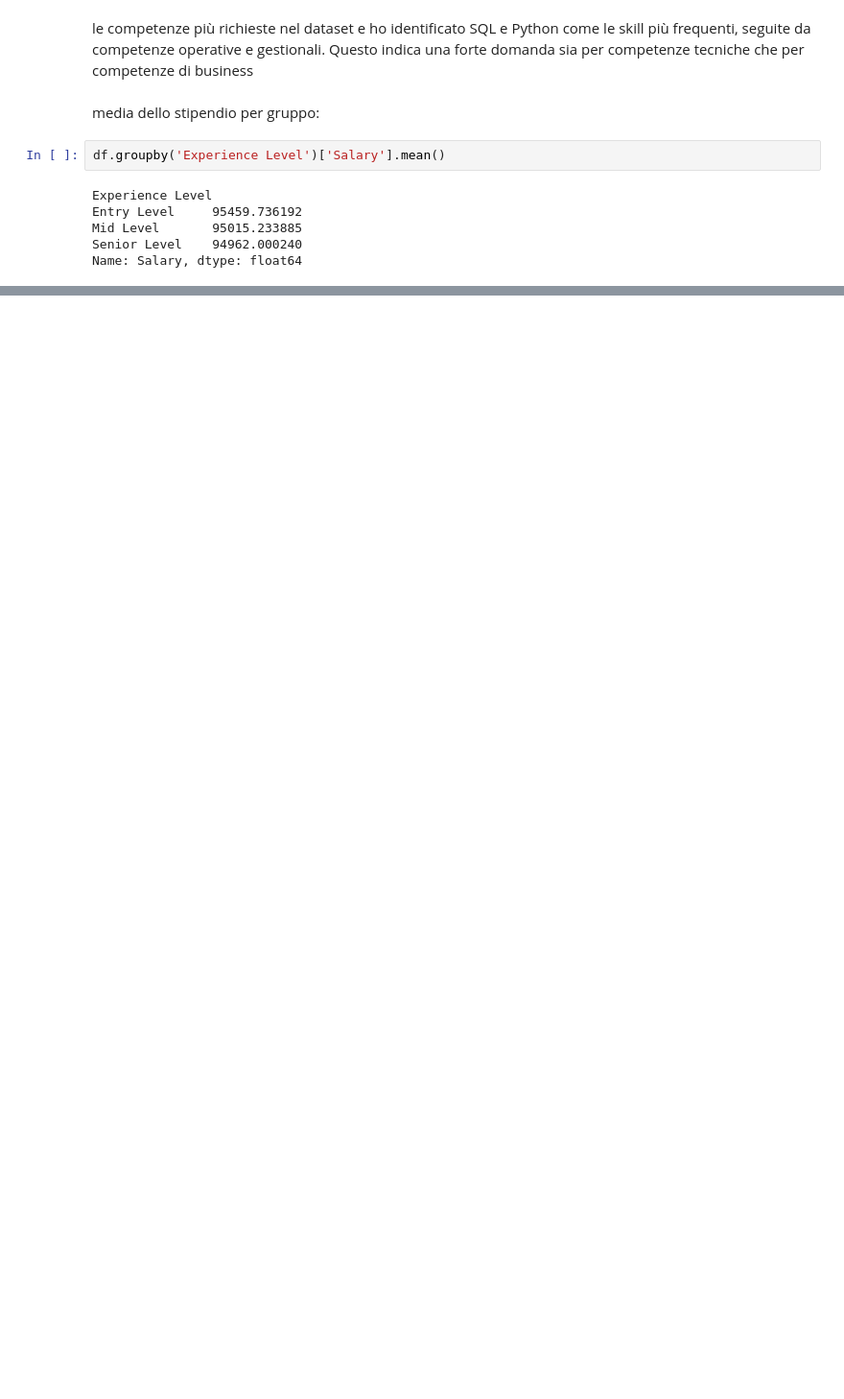
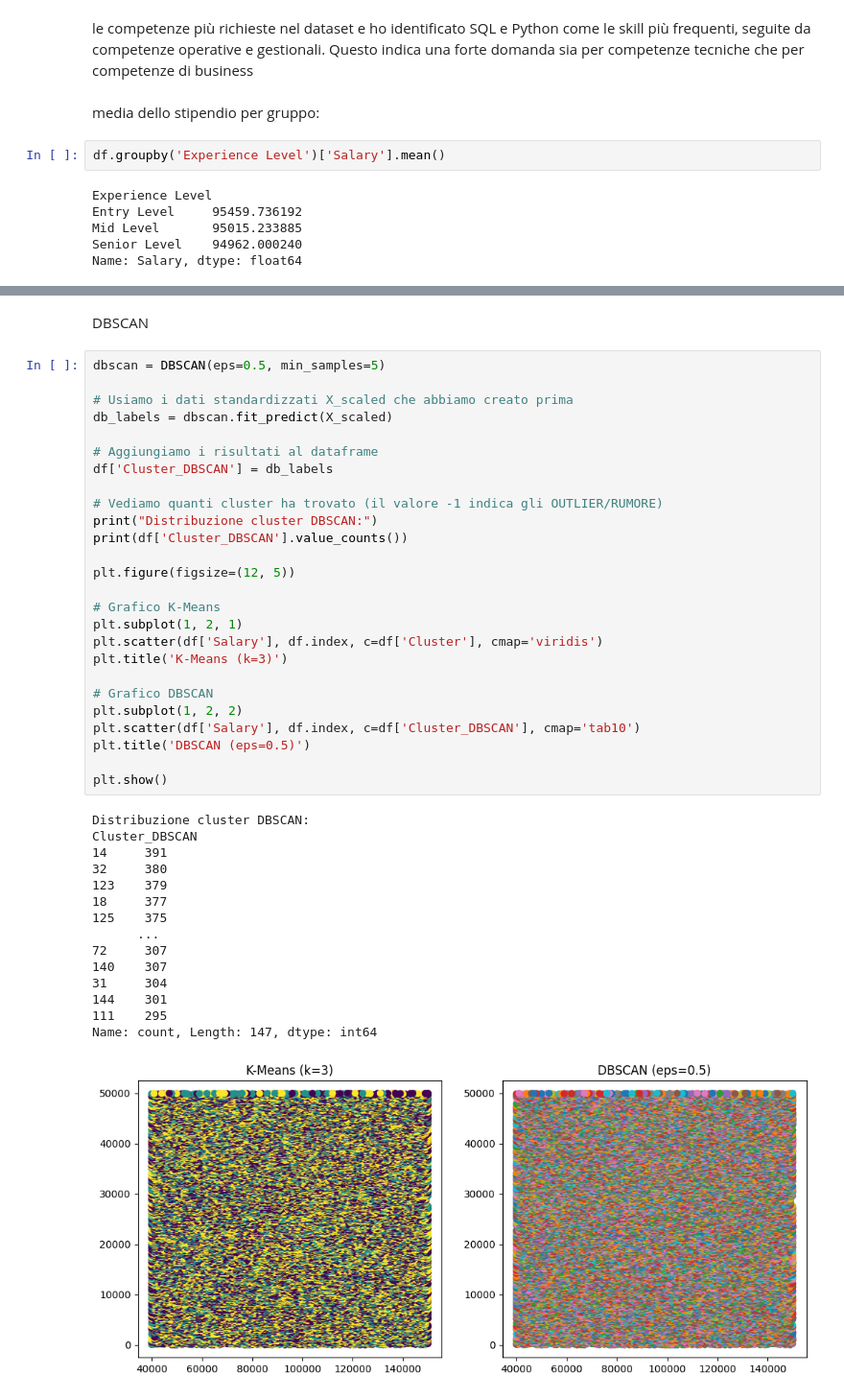
Before and after one commit to anna8987/jobrec, a Jupyter notebook: progettoJobrec.ipynb, the cells around one changed output, grey strips where cells are left out. Shown at 96% size. Saved outputs shown, nothing was run; the diff lists cells and outputs as text; blank space fills up the shorter version.

```diff
--- a/progettoJobrec.ipynb
+++ b/progettoJobrec.ipynb
@@ -348,0 +408,44 @@ num_cols = ['Salary']
+# %% [markdown]
+DBSCAN
+# %%
+dbscan = DBSCAN(eps=0.5, min_samples=5)
+
+# Usiamo i dati standardizzati X_scaled che abbiamo creato prima
+db_labels = dbscan.fit_predict(X_scaled)
+
+# Aggiungiamo i risultati al dataframe
+df['Cluster_DBSCAN'] = db_labels
+
+# Vediamo quanti cluster ha trovato (il valore -1 indica gli OUTLIER/RUMORE)
+print("Distribuzione cluster DBSCAN:")
+print(df['Cluster_DBSCAN'].value_counts())
+
+plt.figure(figsize=(12, 5))
+
+# Grafico K-Means
+plt.subplot(1, 2, 1)
+plt.scatter(df['Salary'], df.index, c=df['Cluster'], cmap='viridis')
+plt.title('K-Means (k=3)')
+
+# Grafico DBSCAN
+plt.subplot(1, 2, 2)
+plt.scatter(df['Salary'], df.index, c=df['Cluster_DBSCAN'], cmap='tab10')
+plt.title('DBSCAN (eps=0.5)')
+
+plt.show()
+# %% [output]
+Distribuzione cluster DBSCAN:
+Cluster_DBSCAN
+14     391
+32     380
+123    379
+18     377
+125    375
+      ...
+72     307
+140    307
+31     304
+144    301
+111    295
+Name: count, Length: 147, dtype: int64
+[figure, added]
```
Also changed, not shown: parts of 14 cells of this notebook.
